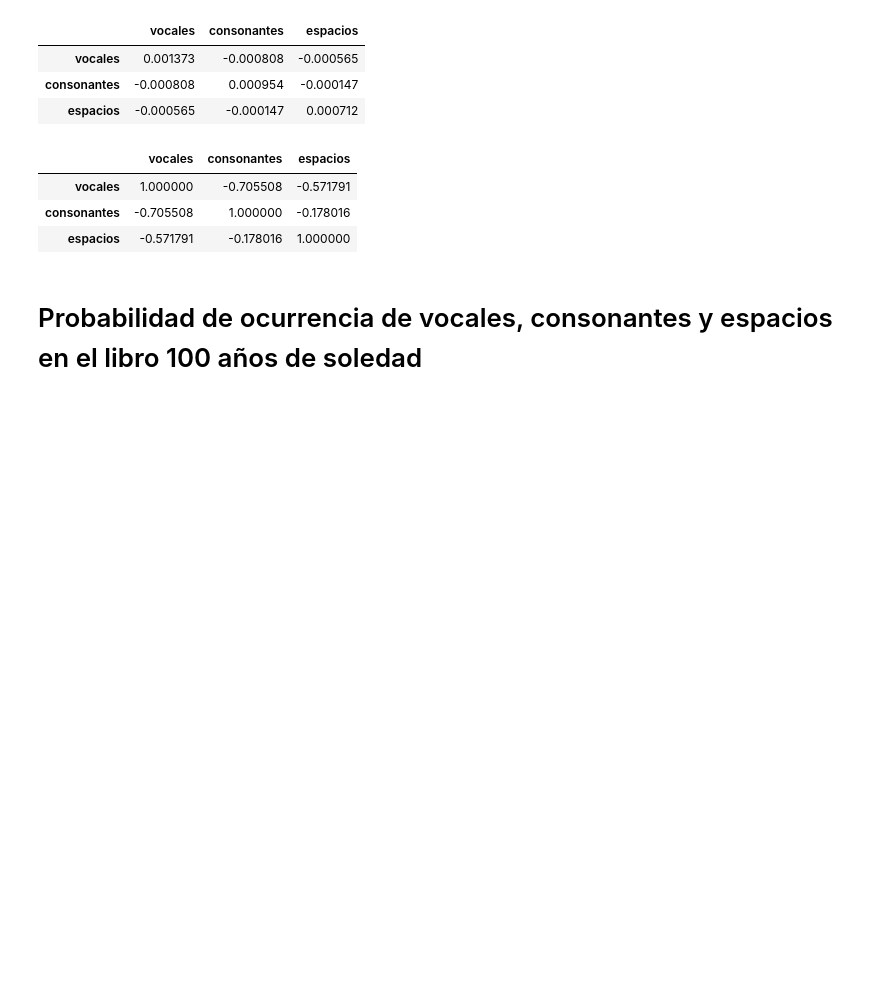
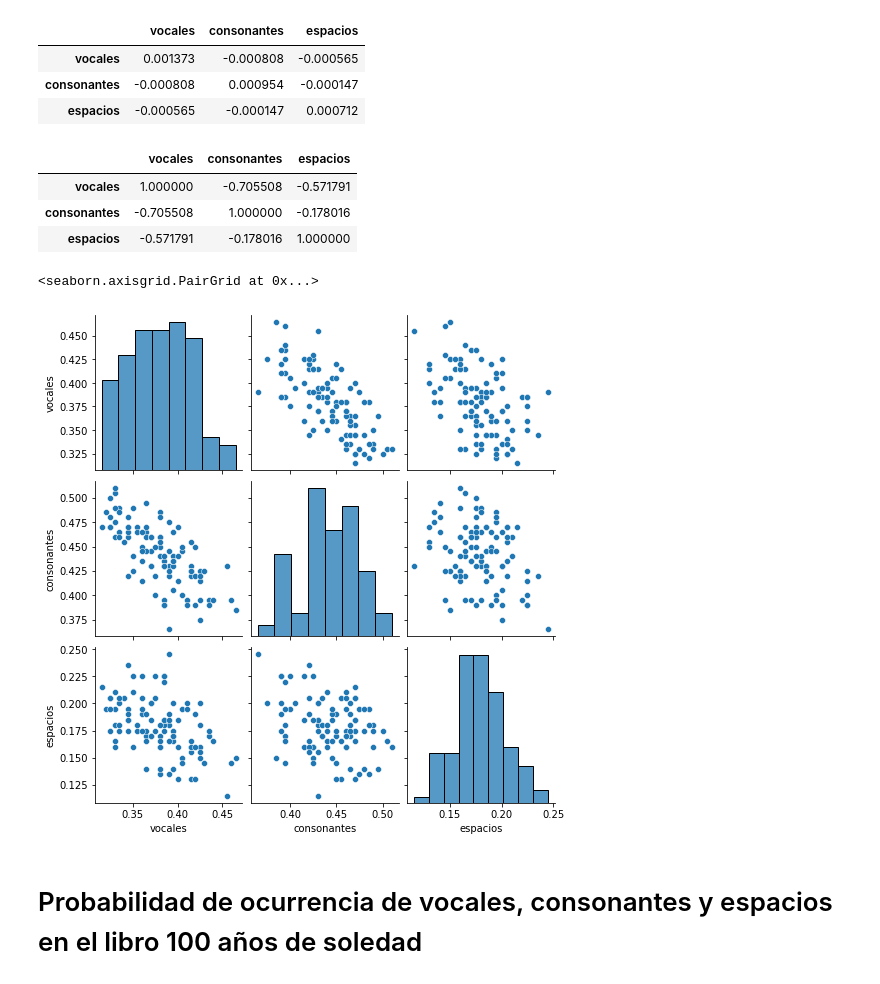
Before and after one commit to AnIsAsPe/ElementosEstadisticaMachineLearningPython, a Jupyter notebook: Esperanza,_Varianza,_Covarianza.ipynb, the cells around one changed output. Drawn from its saved outputs; the diff is of its cells as text; code cells hidden in the pictures; blank space fills up the shorter version.

```diff
--- a/Esperanza,_Varianza,_Covarianza.ipynb
+++ b/Esperanza,_Varianza,_Covarianza.ipynb
@@ -331,6 +333,11 @@ datos.corr()
 | vocales | 1.000000 | -0.705508 | -0.571791 |
 | consonantes | -0.705508 | 1.000000 | -0.178016 |
 | espacios | -0.571791 | -0.178016 | 1.000000 |
+# %%
+sns.pairplot(datos)
+# %% [output]
+<seaborn.axisgrid.PairGrid at 0x...>
+[figure, added]
 # %% [markdown]
 # Probabilidad de ocurrencia de vocales, consonantes y espacios en el libro 100 años de soledad
 # %%
```
Also changed, not shown: parts of 1 cell of this notebook.
